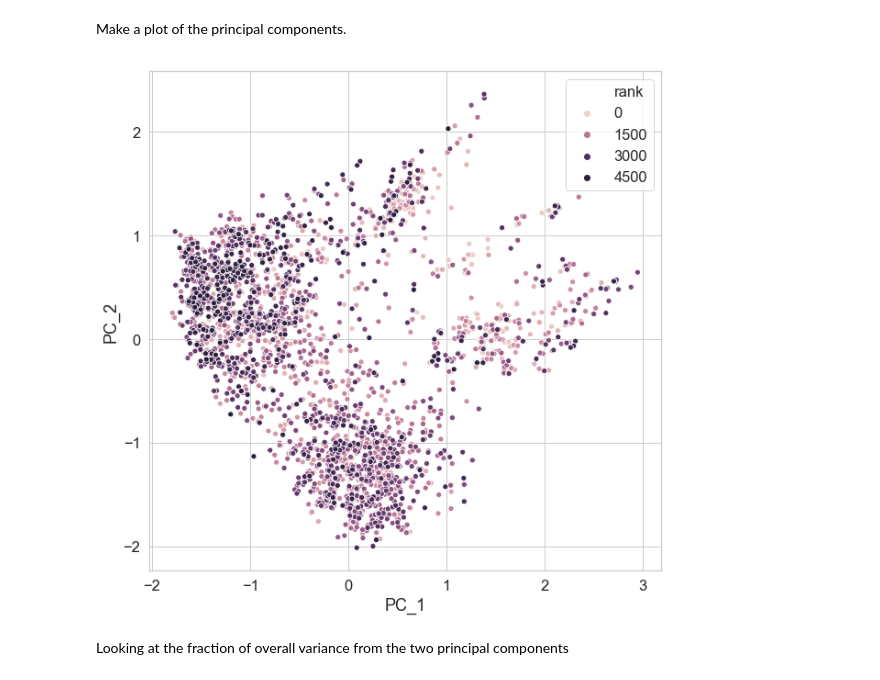
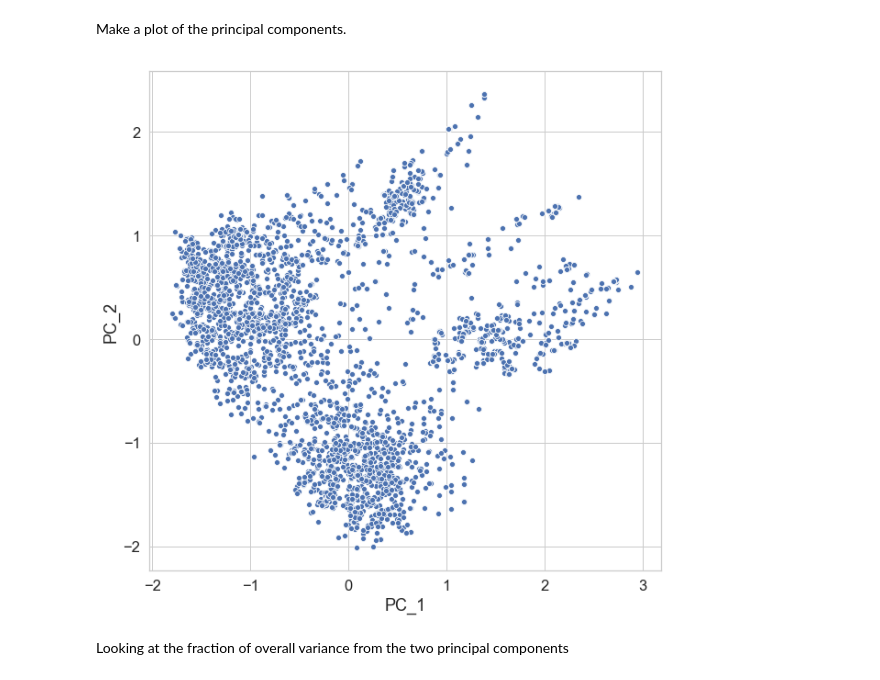
Before and after one commit to jrodguez/des-basis-set, a Jupyter notebook: scripts/rdkit/visualizing_design_space.ipynb, the cells around one changed output. Drawn from its saved outputs; the diff is of its cells as text; code cells hidden in the pictures.

```diff
--- a/scripts/rdkit/visualizing_design_space.ipynb
+++ b/scripts/rdkit/visualizing_design_space.ipynb
@@ -117,9 +117,9 @@ crds_df.head()
 # %% [markdown]
 Make a plot of the principal components.
 # %%
-ax = sns.scatterplot(data=crds_df,x="PC_1",y="PC_2", hue="rank")
+ax = sns.scatterplot(data=crds_df,x="PC_1",y="PC_2")
 # %% [output]
-[figure, old version]
+[figure, new version]
 # %% [markdown]
 Looking at the fraction of overall variance from the two principal components
 # %%
```
Also changed, not shown: parts of 13 cells of this notebook, 6 other files.
